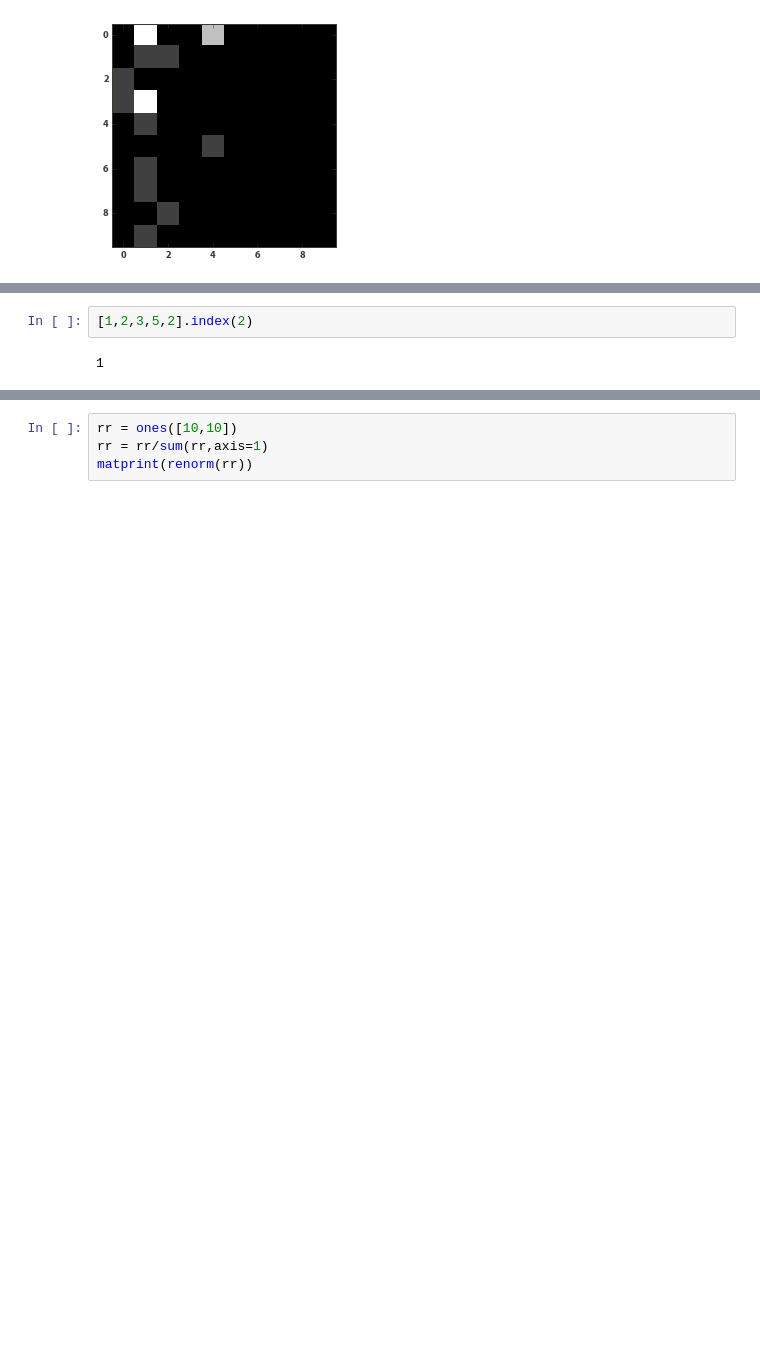
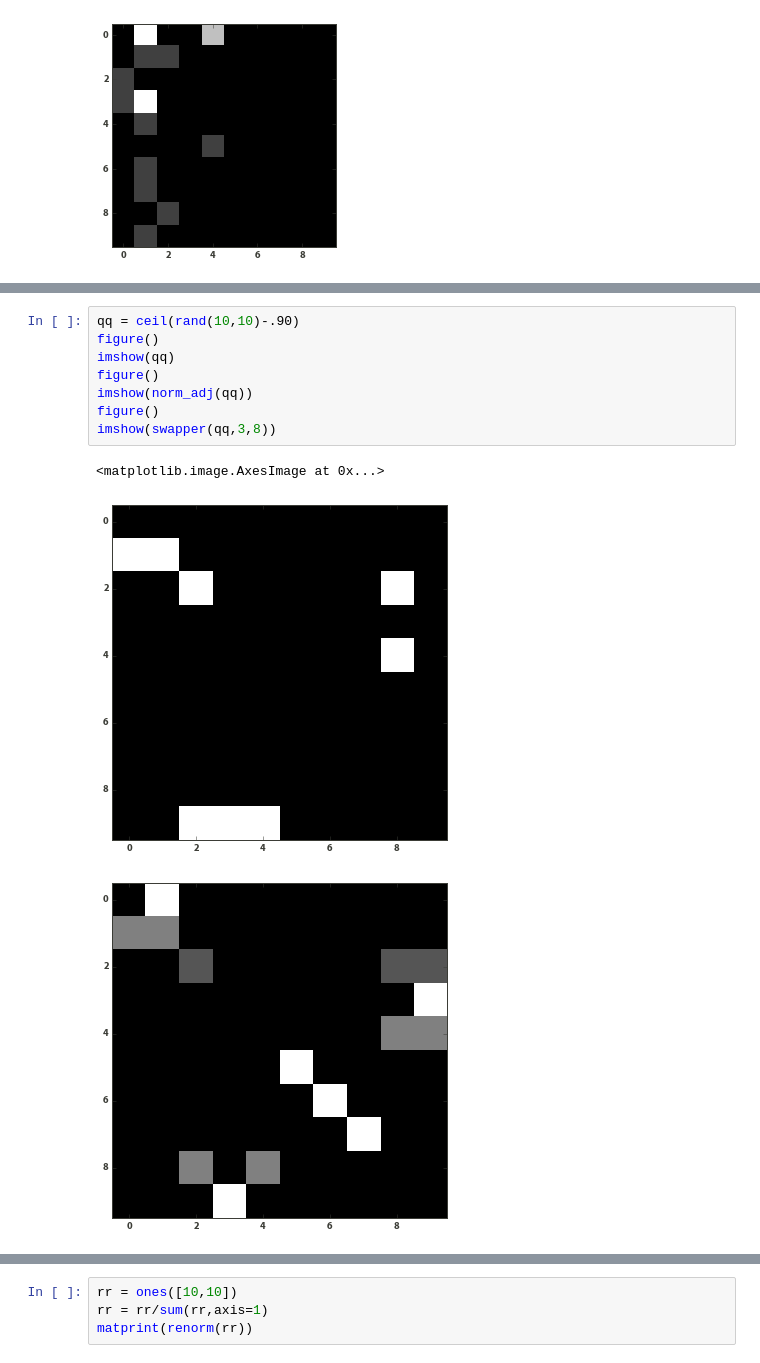
Before and after one commit to williamgilpin/netsim, a Jupyter notebook: simple_models.ipynb, the cells around one changed output, grey strips where cells are left out. Drawn from its saved outputs; the diff is of its cells as text; blank space fills up the shorter version.

```diff
--- a/simple_models.ipynb
+++ b/simple_models.ipynb
@@ -206,4 +137,12 @@ matprint(norm_adj(qq))
-# %%
-[1,2,3,5,2].index(2)
-# %% [output]
-1
+# %%
+qq = ceil(rand(10,10)-.90)
+figure()
+imshow(qq)
+figure()
+imshow(norm_adj(qq))
+figure()
+imshow(swapper(qq,3,8))
+# %% [output]
+<matplotlib.image.AxesImage at 0x...>
+[figure, added]
+[figure, added]
```
Also changed, not shown: parts of 6 cells of this notebook, 1 other file.
